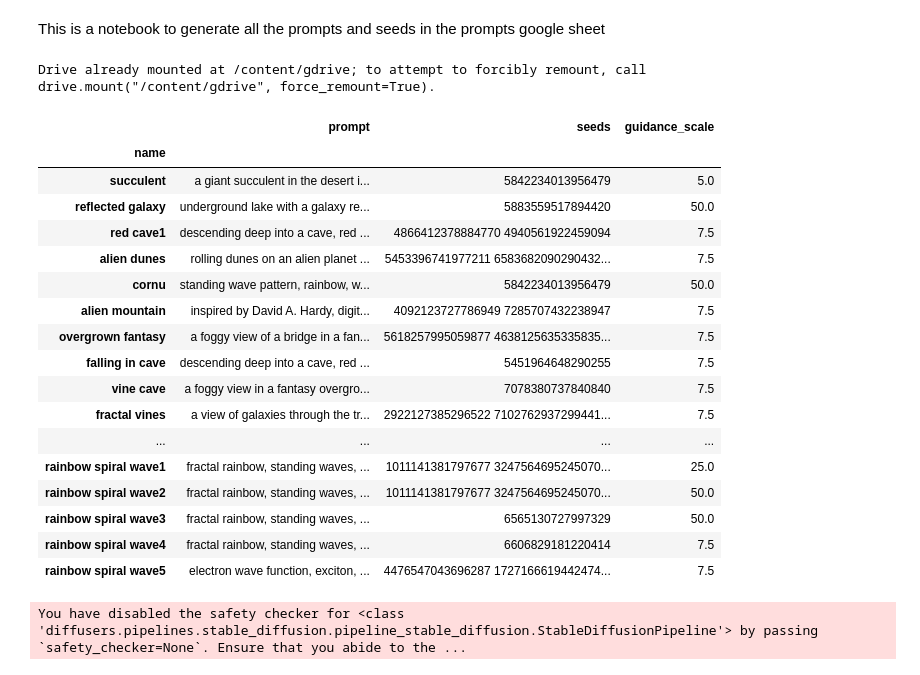
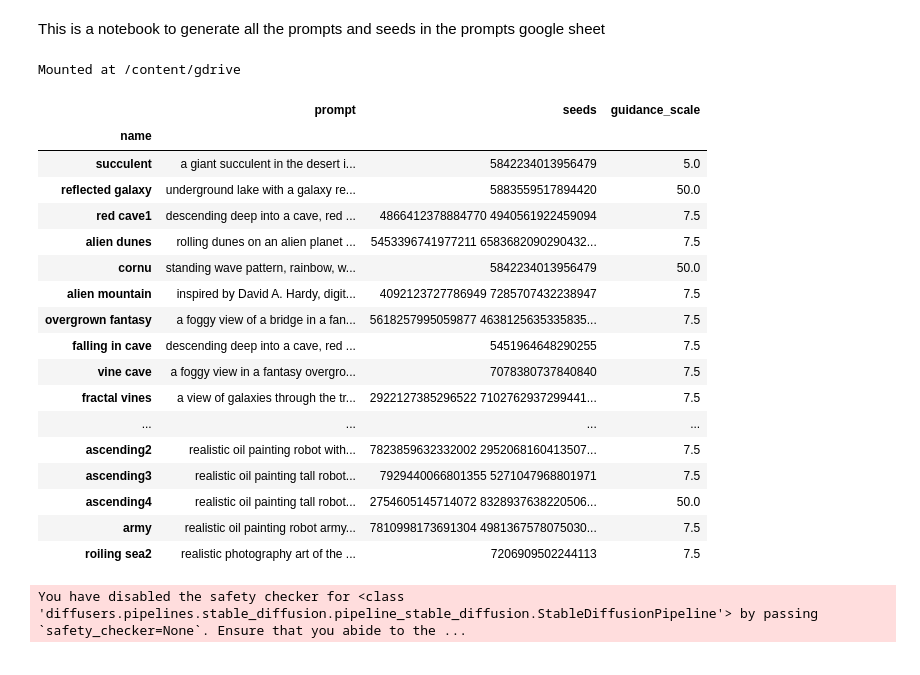
Before and after one commit to aspitarl/AI-Art, a Jupyter notebook: collab_notebooks/Generate_Saved_Prompts.ipynb, the cells around one changed output. Drawn from its saved outputs; the diff is of its cells as text; code cells hidden in the pictures.

```diff
--- a/collab_notebooks/Generate_Saved_Prompts.ipynb
+++ b/collab_notebooks/Generate_Saved_Prompts.ipynb
@@ -3,35 +3,35 @@ This is a notebook to generate all the prompts and seeds in the prompts google s
 # %%
 import os
 import pandas as pd
 from google.colab import drive
 
 drive.mount('/content/gdrive')
 
 code_folder = '/content/gdrive/MyDrive/AI Music Visuals Share/New Codes'
 fp = os.path.join(code_folder, 'prompts_excel.xlsx')
 
-df_prompt = pd.read_excel(fp, 'prompts', index_col=0)
+df_prompt = pd.read_excel(fp, 'prompts', index_col=0).dropna(how='all')
 df_prompt
 # %% [output]
-Drive already mounted at /content/gdrive; to attempt to forcibly remount, call drive.mount("/content/gdrive", force_remount=True).
+Mounted at /content/gdrive
 |  | prompt | seeds | guidance_scale |
 | name |  |  |  |
 | succulent | a giant succulent in the desert i... | 5842234013956479 | 5.0 |
 | reflected galaxy | underground lake with a galaxy re... | 5883559517894420 | 50.0 |
 | red cave1 | descending deep into a cave, red ... | 4866412378884770 4940561922459094 | 7.5 |
 | alien dunes | rolling dunes on an alien planet ... | 5453396741977211 6583682090290432... | 7.5 |
 | cornu | standing wave pattern, rainbow, w... | 5842234013956479 | 50.0 |
 | alien mountain | inspired by David A. Hardy, digit... | 4092123727786949 7285707432238947 | 7.5 |
 | overgrown fantasy | a foggy view of a bridge in a fan... | 5618257995059877 4638125635335835... | 7.5 |
 | falling in cave | descending deep into a cave, red ... | 5451964648290255 | 7.5 |
 | vine cave | a foggy view in a fantasy overgro... | 7078380737840840 | 7.5 |
 | fractal vines | a view of galaxies through the tr... | 2922127385296522 7102762937299441... | 7.5 |
 | ... | ... | ... | ... |
-| rainbow spiral wave1 | fractal rainbow, standing waves, ... | 1011141381797677 3247564695245070... | 25.0 |
-| rainbow spiral wave2 | fractal rainbow, standing waves, ... | 1011141381797677 3247564695245070... | 50.0 |
-| rainbow spiral wave3 | fractal rainbow, standing waves, ... | 6565130727997329 | 50.0 |
-| rainbow spiral wave4 | fractal rainbow, standing waves, ... | 6606829181220414 | 7.5 |
-| rainbow spiral wave5 | electron wave function, exciton, ... | 4476547043696287 1727166619442474... | 7.5 |
+| ascending2 | realistic oil painting robot with... | 7823859632332002 2952068160413507... | 7.5 |
+| ascending3 | realistic oil painting tall robot... | 7929440066801355 5271047968801971 | 7.5 |
+| ascending4 | realistic oil painting tall robot... | 2754605145714072 8328937638220506... | 50.0 |
+| army | realistic oil painting robot army... | 7810998173691304 4981367578075030... | 7.5 |
+| roiling sea2 | realistic photography art of the ... | 7206909502244113 | 7.5 |
 # %%
 %%capture
 !pip install diffusers
```
Also changed, not shown: parts of 1 cell of this notebook, 2 other files.
